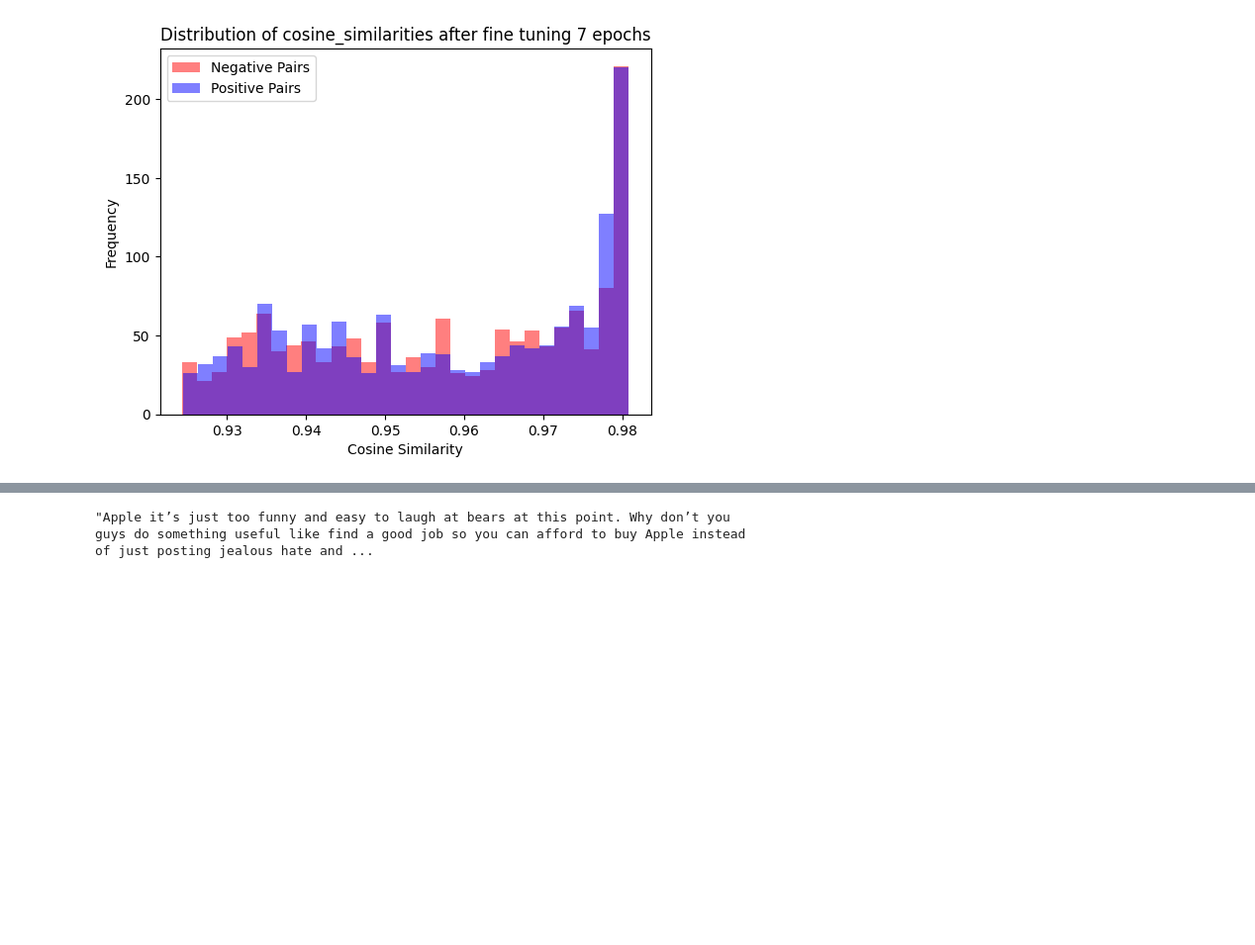
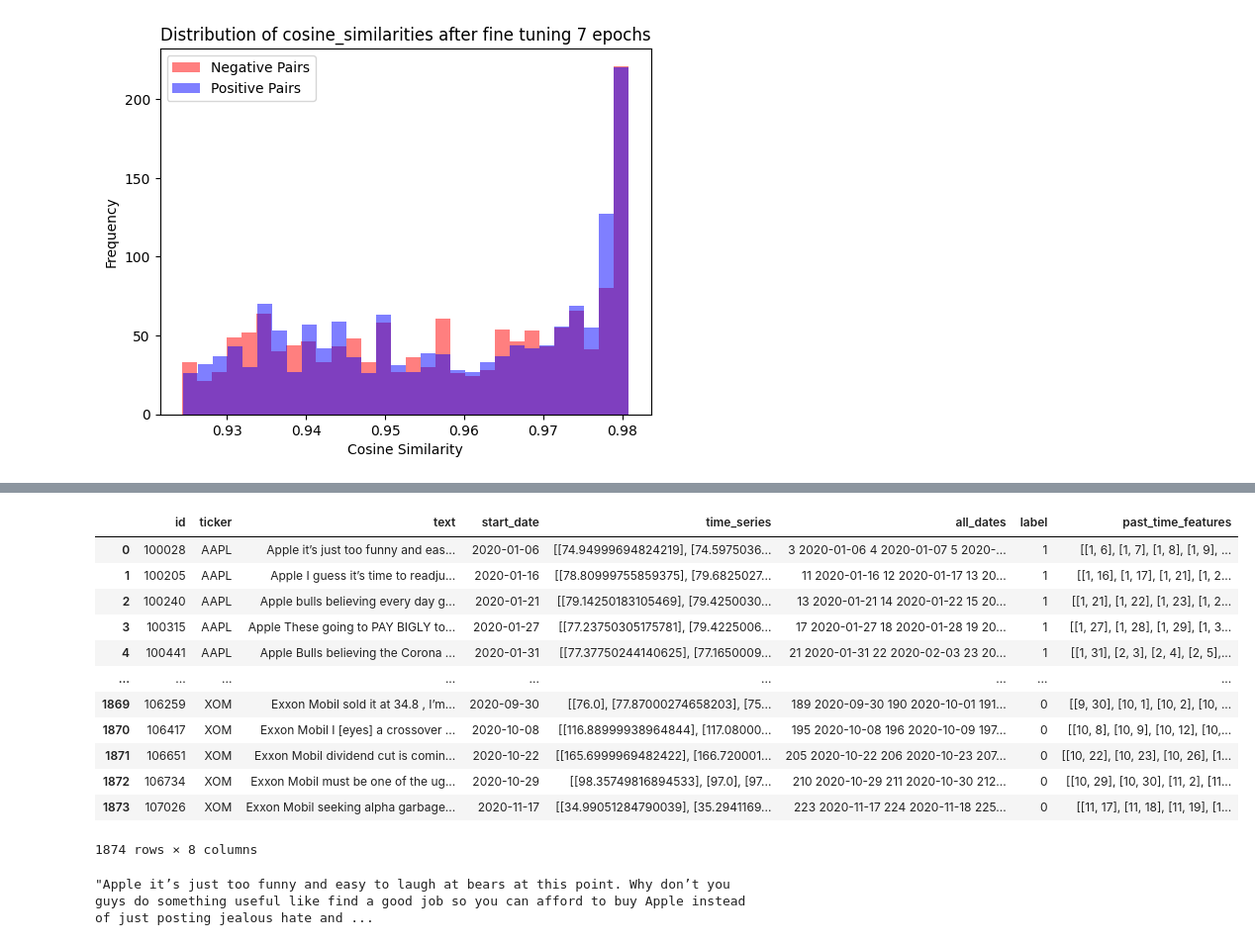
Before and after one commit to ArgyleR/honours-fin-sentiment, a Jupyter notebook: analytics.ipynb, the cells around one changed output, grey strips where cells are left out. Shown: that part at 99% size. Cells and saved outputs as stored; diff of their text form; code cells hidden in the pictures; blank space fills up the shorter version.

```diff
--- a/analytics.ipynb
+++ b/analytics.ipynb
@@ -248,0 +245,5 @@ NameError: name 'dh' is not defined
+# %%
+import data_helper_v2 as dh
+import model_helper as mh
+model = mh.get_model(ts_encoder_config={"name": 'TSTransformerBaseEncoder'}, text_encoder_config={"name": 'bert-base-uncased', "auto-pre-trained": True}, projection_dim=500, ts_window=5)
+stock_emotions_df = dh.get_data("stock_emotions", model=model)
@@ -249,3 +268,19 @@ NameError: name 'dh' is not defined
+# %%
+stock_emotions_df
+# %% [output]
+|  | id | ticker | text | start_date | time_series | all_dates | label | past_time_features |
+| 0 | 100028 | AAPL | Apple it’s just too funny and eas... | 2020-01-06 | [[74.94999694824219], [74.5975036... | 3 2020-01-06 4 2020-01-07 5 2020-... | 1 | [[1, 6], [1, 7], [1, 8], [1, 9], ... |
+| 1 | 100205 | AAPL | Apple I guess it’s time to readju... | 2020-01-16 | [[78.80999755859375], [79.6825027... | 11 2020-01-16 12 2020-01-17 13 20... | 1 | [[1, 16], [1, 17], [1, 21], [1, 2... |
+| 2 | 100240 | AAPL | Apple bulls believing every day g... | 2020-01-21 | [[79.14250183105469], [79.4250030... | 13 2020-01-21 14 2020-01-22 15 20... | 1 | [[1, 21], [1, 22], [1, 23], [1, 2... |
+| 3 | 100315 | AAPL | Apple These going to PAY BIGLY to... | 2020-01-27 | [[77.23750305175781], [79.4225006... | 17 2020-01-27 18 2020-01-28 19 20... | 1 | [[1, 27], [1, 28], [1, 29], [1, 3... |
+| 4 | 100441 | AAPL | Apple Bulls believing the Corona ... | 2020-01-31 | [[77.37750244140625], [77.1650009... | 21 2020-01-31 22 2020-02-03 23 20... | 1 | [[1, 31], [2, 3], [2, 4], [2, 5],... |
+| ... | ... | ... | ... | ... | ... | ... | ... | ... |
+| 1869 | 106259 | XOM | Exxon Mobil sold it at 34.8 , I’m... | 2020-09-30 | [[76.0], [77.87000274658203], [75... | 189 2020-09-30 190 2020-10-01 191... | 0 | [[9, 30], [10, 1], [10, 2], [10, ... |
+| 1870 | 106417 | XOM | Exxon Mobil I [eyes] a crossover ... | 2020-10-08 | [[116.88999938964844], [117.08000... | 195 2020-10-08 196 2020-10-09 197... | 0 | [[10, 8], [10, 9], [10, 12], [10,... |
+| 1871 | 106651 | XOM | Exxon Mobil dividend cut is comin... | 2020-10-22 | [[165.6999969482422], [166.720001... | 205 2020-10-22 206 2020-10-23 207... | 0 | [[10, 22], [10, 23], [10, 26], [1... |
+| 1872 | 106734 | XOM | Exxon Mobil must be one of the ug... | 2020-10-29 | [[98.35749816894533], [97.0], [97... | 210 2020-10-29 211 2020-10-30 212... | 0 | [[10, 29], [10, 30], [11, 2], [11... |
+| 1873 | 107026 | XOM | Exxon Mobil seeking alpha garbage... | 2020-11-17 | [[34.99051284790039], [35.2941169... | 223 2020-11-17 224 2020-11-18 225... | 0 | [[11, 17], [11, 18], [11, 19], [1... |
+1874 rows × 8 columns
 # %%
 stock_emotions_df.iloc[0]["text"]
 # %% [output]
```
Also changed, not shown: parts of 25 cells of this notebook, 4 other files.
